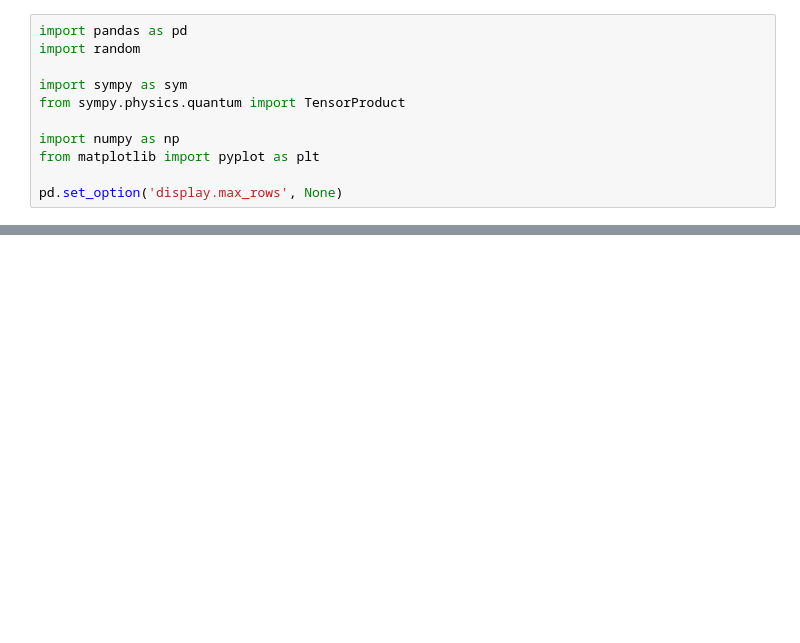
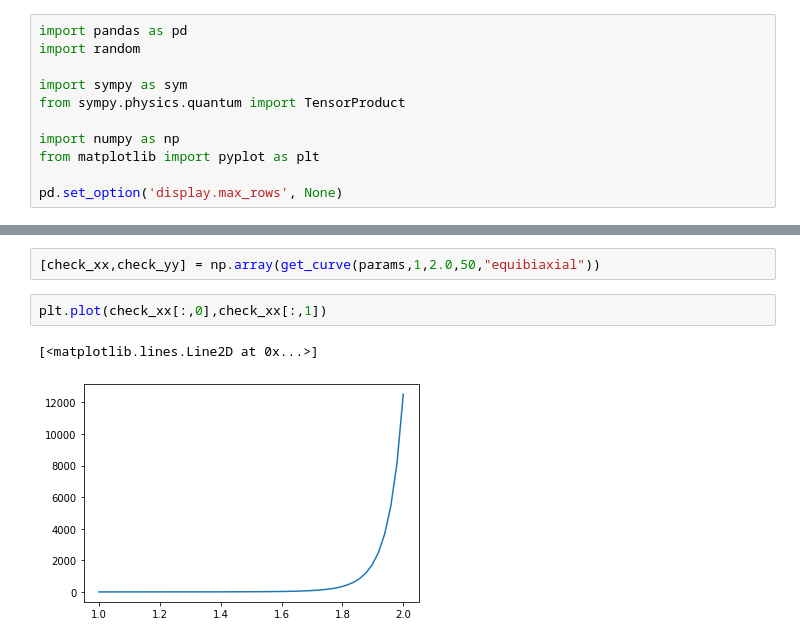
Before and after one commit to luis-rodrigues-8/Constitutive_Models, a Jupyter notebook: generate_HGO.ipynb, the cells around one changed output, grey strips where cells are left out. Cells and saved outputs as stored; diff of their text form; blank space fills up the shorter version.

```diff
--- a/generate_HGO.ipynb
+++ b/generate_HGO.ipynb
@@ -266,0 +375,7 @@ plt.plot(check[:,0],check[:,1])
+# %%
+[check_xx,check_yy] = np.array(get_curve(params,1,2.0,50,"equibiaxial"))
+# %%
+plt.plot(check_xx[:,0],check_xx[:,1])
+# %% [output]
+[<matplotlib.lines.Line2D at 0x...>]
+[figure, added]
```
Also changed, not shown: parts of 25 cells of this notebook.
